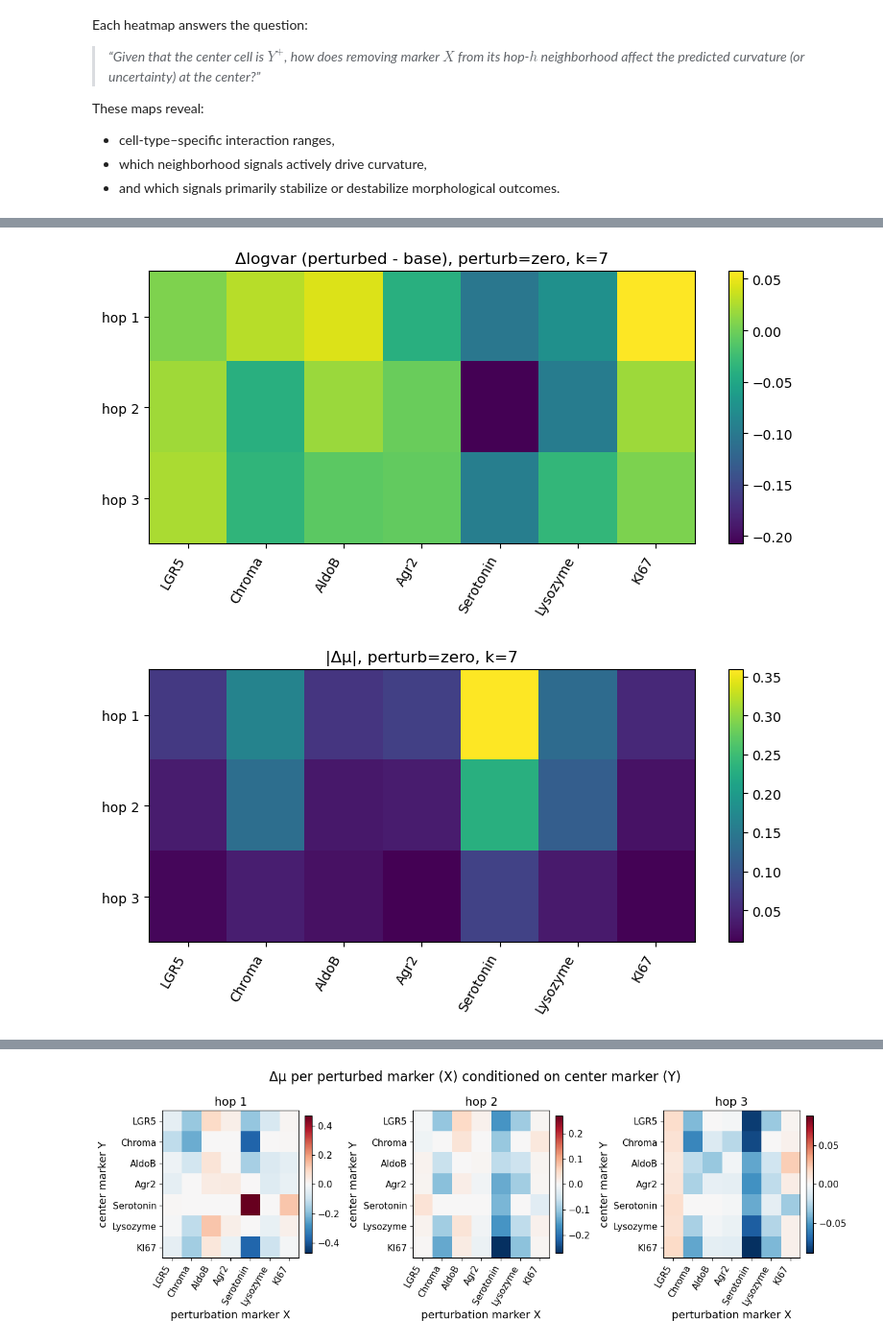
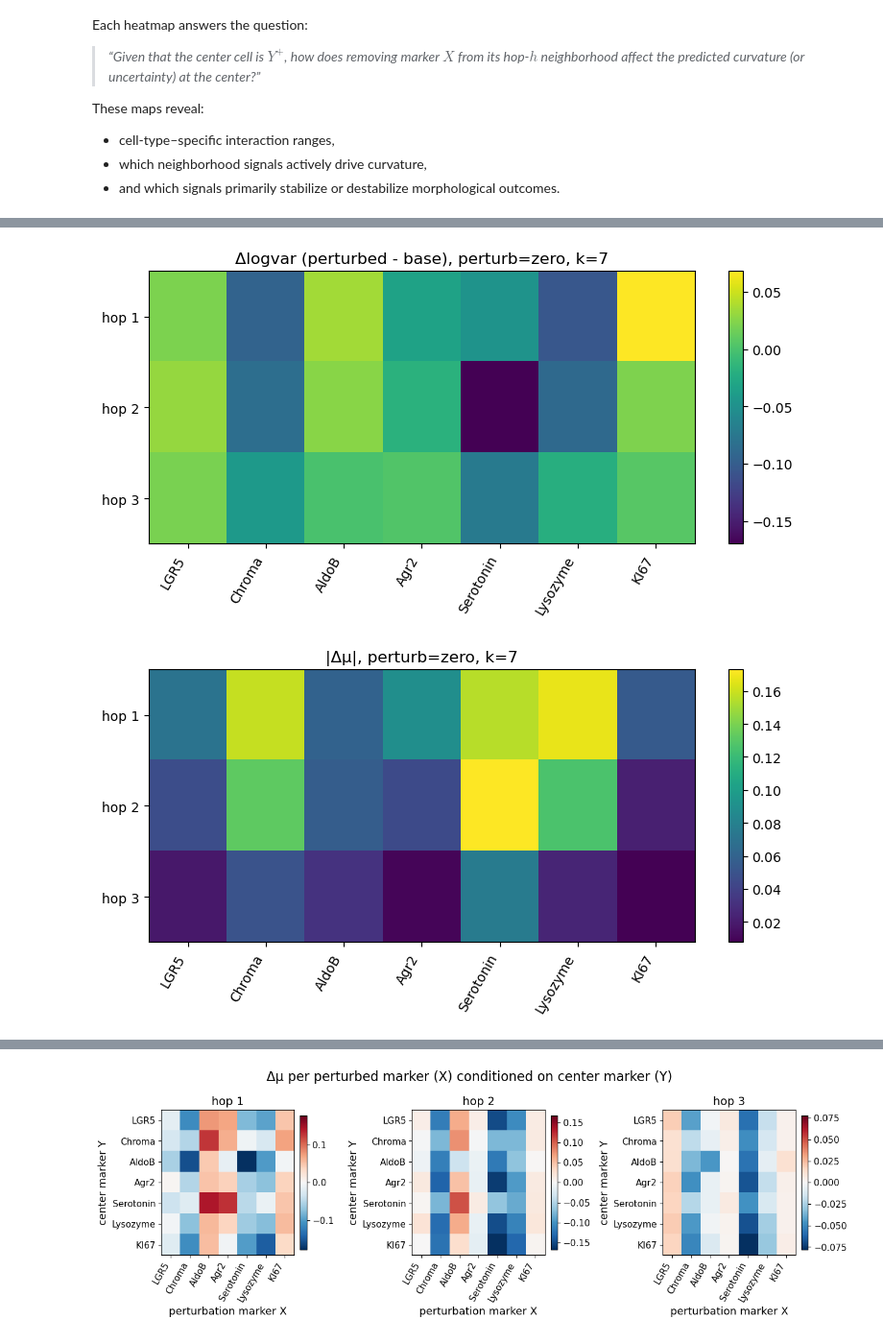
Before and after one commit to fskovbo/organoid_GNN, a Jupyter notebook: notebooks/train_single_model.ipynb, the cells around one changed output, grey strips where cells are left out. Shown at 96% size. Saved outputs shown, nothing was run; the diff lists cells and outputs as text; code cells hidden in the pictures.

Commit message:
Added ring MLP models and coverage sampling for perturbation analysis

```diff
--- a/notebooks/train_single_model.ipynb
+++ b/notebooks/train_single_model.ipynb
@@ -127,35 +154,12 @@ model = PureSAGECurvature(
 # %%
 from src.training.loop import TrainConfig, train
 
-# cfg = TrainConfig(
-#     lr=1e-3,
-#     batch_size=128,
-#     max_epochs=200,
-#     patience=30,
-#     huber_delta=1.0,
-#     lambda_calib=0,
-#     calib_mode="corr",
-#     num_workers=4,
-# )
-
-# cfg = TrainConfig(
-#     loss_name="student_t",
-#     student_t_df=3.0,
-#     lr=1e-3,
-#     batch_size=128,
-#     max_epochs=300,
-#     patience=30,
-#     num_workers=4,
-# )
 
 cfg = TrainConfig(
-    loss_name="huber_var",
-    huber_delta=1.0,
-    var_weight=0.25,
-    detach_mean_for_var=True,
+    loss_name="gaussian",
     lr=1e-3,
     batch_size=128,
-    max_epochs=300,
+    max_epochs=200,
     patience=30,
     num_workers=4,
 )
@@ -535,3 +536,17 @@ val_subgraphs  = build_ego_subgraphs_for_dataset(
     max_centers_per_graph=None,  # e.g. 80 random centers per organoid
     seed=0,
 )
+# %%
+from src.data.subgraph_sampling import sample_subgraphs_coverage, print_sampling_summary
+
+sampled_val_subgraphs, sample_info = sample_subgraphs_coverage(
+    val_subgraphs,
+    marker_names=marker_names,
+    k_hops=num_layers,          # or the k_hops you will perturb over
+    max_subgraphs=2000,          # your budget
+    min_center_count=40,
+    min_pair_count=25,
+    seed=0,
+)
+
+print_sampling_summary(sample_info, marker_names)
@@ -540,12 +631,12 @@ from src.analysis.perturbation import compute_perturbation_influence_maps
 from src.plotting.influence_maps import plot_influence_heatmap, plot_influence_center_resolved
 
 res = compute_perturbation_influence_maps(
-    subgraphs=val_subgraphs,
+    subgraphs=sampled_val_subgraphs,
     model=model,
     marker_names=marker_names,
     k_hops=num_hops,
     mode="single",
-    max_subgraphs=1000,      # start small (e.g. 100-500), then scale up
+    max_subgraphs=None,      # start small (e.g. 100-500), then scale up
     batch_size=128,
 )
 
@@ -580,2 +671,2 @@ plot_influence_center_resolved(
-[figure, old version]
+[figure, new version]
-[figure, old version]
+[figure, new version]
@@ -583 +674 @@ plot_influence_center_resolved(
-[figure, old version]
+[figure, new version]
```
Also changed, not shown: parts of 15 cells of this notebook, 21 other files.
